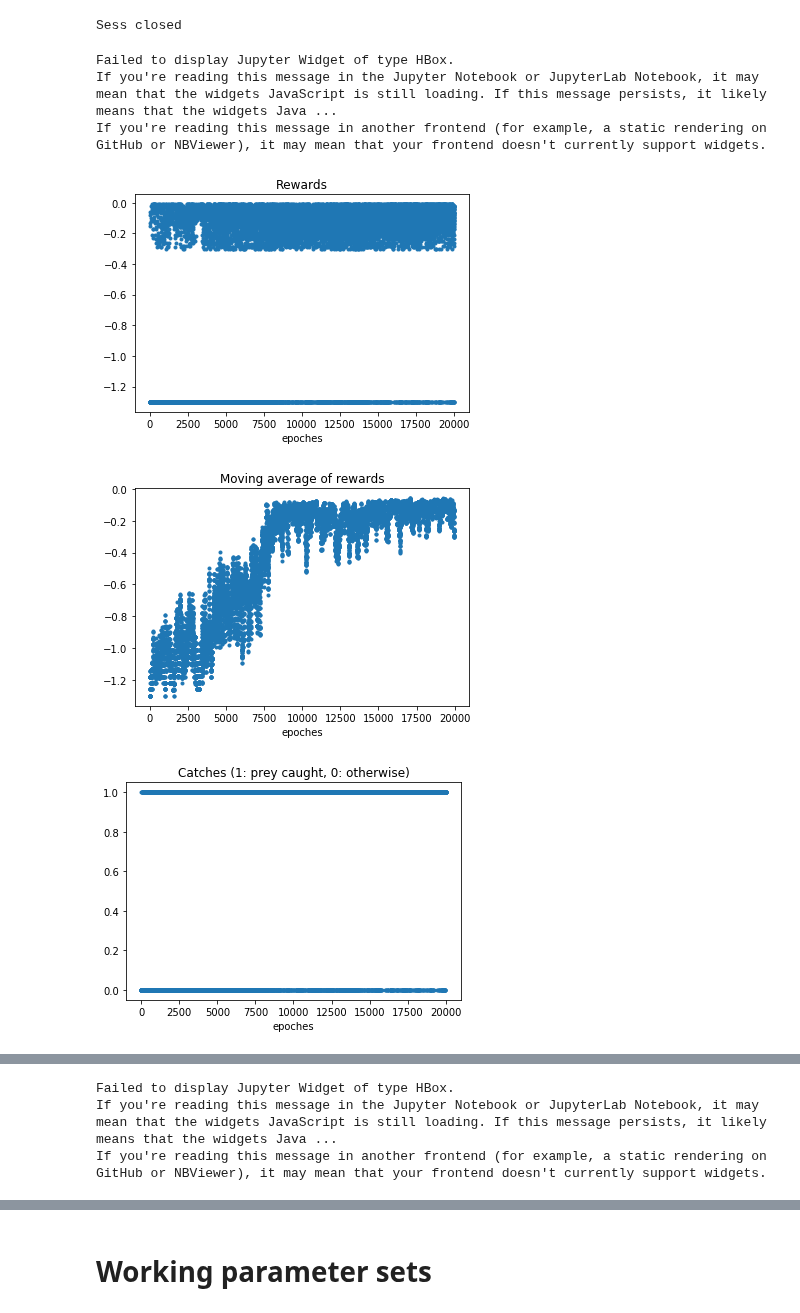
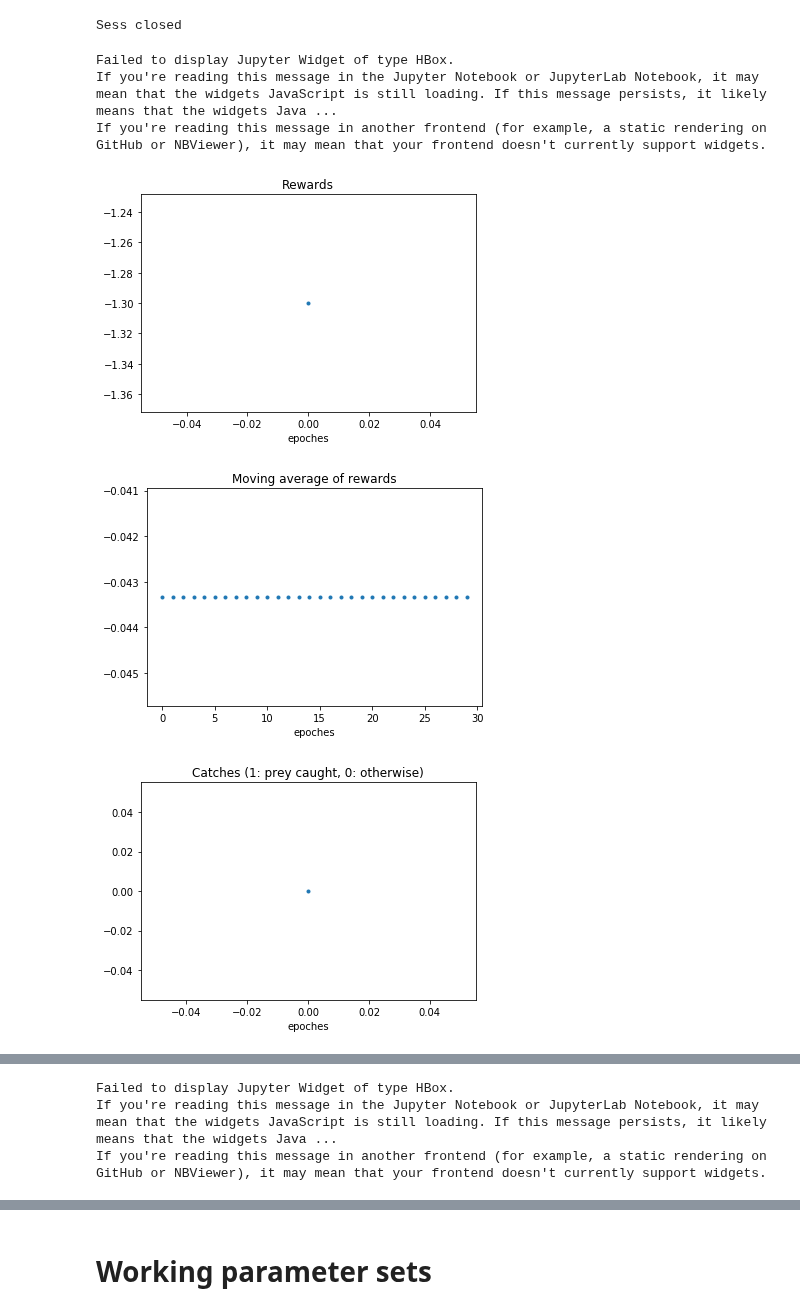
Before and after one commit to felixgaschi/learning-multiagent-communication, a Jupyter notebook: CommNetPP_with_mem.ipynb, the cells around one changed output, grey strips where cells are left out. Cells and saved outputs as stored; diff of their text form; code cells hidden in the pictures.

```diff
--- a/CommNetPP_with_mem.ipynb
+++ b/CommNetPP_with_mem.ipynb
@@ -448,9 +336,10 @@ def get_stats(n, T, env, agent):
 
     for _ in tqdm_notebook(range(n), 'Computing stats'):
 
-        rollout = policy_rollout(T, env, agent)
+        rollout = agent.policy_rollout(T, env)
         catch_sum += rollout['terminal_state']
         avg_communication_sum += np.mean(rollout['communication_action_seq'])
+
 
         vision_seq = np.squeeze(rollout['state_seq'][1:,1:], axis = 1)
 
@@ -483,7 +372,7 @@ def get_stats(n, T, env, agent):
 N = 3
 grid_size = 5
 T = 30
-n_episodes = 20000
+n_episodes = 1
 
 if "sess" in locals():
     sess.close()
@@ -491,8 +380,7 @@ if "sess" in locals():
 tf.reset_default_graph()
 sess = tf.Session()
 
-commNet = CommNetPP(sess, N,  grid_size, lr=1e-3,
-                    rnn_controler=True, alpha=0.06)
+commNet = CommNetPP(sess, N,  grid_size, lr=1e-3, alpha=0.06, memory = True)
 env = PredatorPreyTask(N=N, grid_size=grid_size, detection_range=3, communication_cost=0.00, step_cost=0.01, forbidden_cost=0.,
                        prey_detection_range=1, uncatched_cost=1., T=T, restart_range = 5)
 history = commNet.reinforce_train(env, n_episodes=n_episodes, T=T)
@@ -504,33 +392,33 @@ plt.plot(history['reward'], '.')
 plt.xlabel('epoches')
 plt.show()
 
 plt.title("Moving average of rewards")
 plt.plot(np.convolve(history['reward'], np.ones(W), 'valid')/W, '.')
 plt.xlabel('epoches')
 plt.show()
 
 plt.title("Catches (1: prey caught, 0: otherwise)")
 plt.plot(history['terminal_state'], '.')
 plt.xlabel('epoches')
 plt.show()
 
 plt.title("Moving average of catches")
 plt.plot(np.convolve(history['terminal_state'],
                      np.ones(W), 'valid')/W, '.')
 plt.xlabel('epoches')
 plt.show()
 
 plt.title("loss")
 plt.plot(history['loss'], '.')
 plt.xlabel('epoches')
 plt.show()
 
 get_stats(100, T, env, commNet)
 # %% [output]
 Sess closed
 Failed to display Jupyter Widget of type HBox.
 If you're reading this message in the Jupyter Notebook or JupyterLab Notebook, it may mean that the widgets JavaScript is still loading. If this message persists, it likely means that the widgets Java ...
 If you're reading this message in another frontend (for example, a static rendering on GitHub or NBViewer), it may mean that your frontend doesn't currently support widgets.
-[figure, old version]
+[figure, new version]
-[figure, old version]
+[figure, new version]
-[figure, old version]
+[figure, new version]
```
Also changed, not shown: parts of 4 cells of this notebook, 1 other file.
